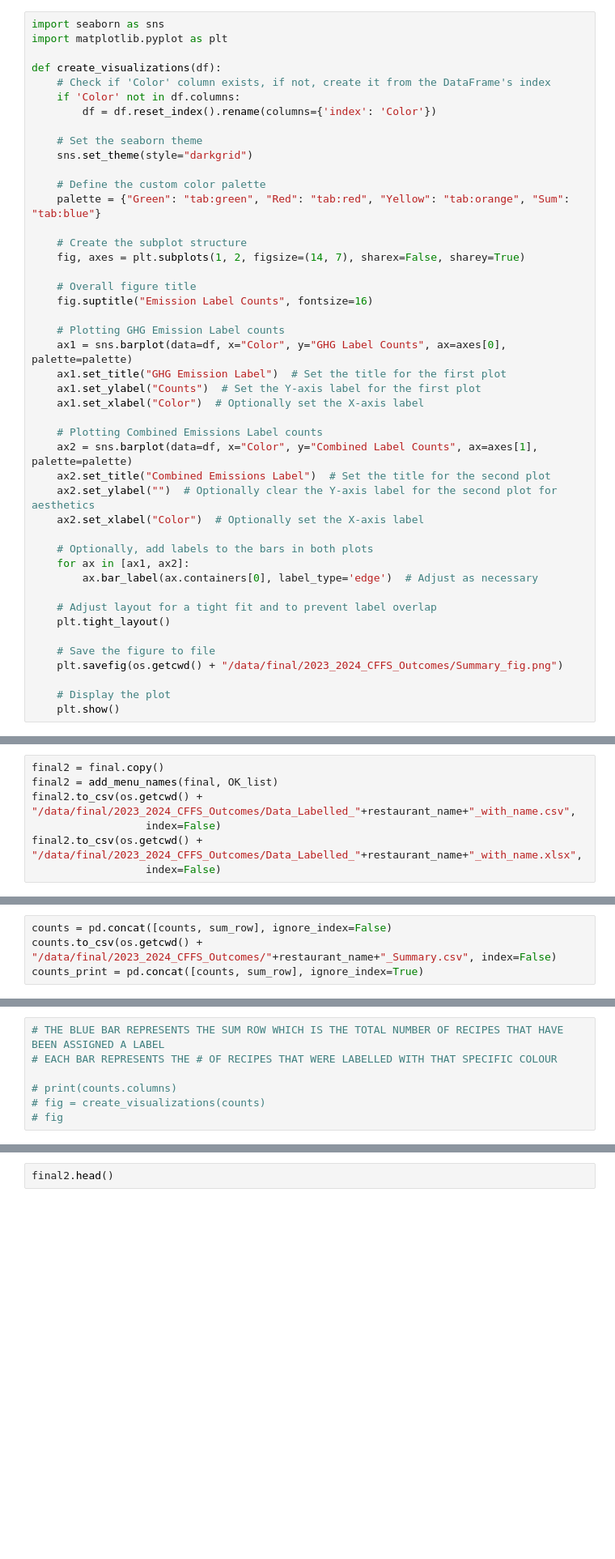
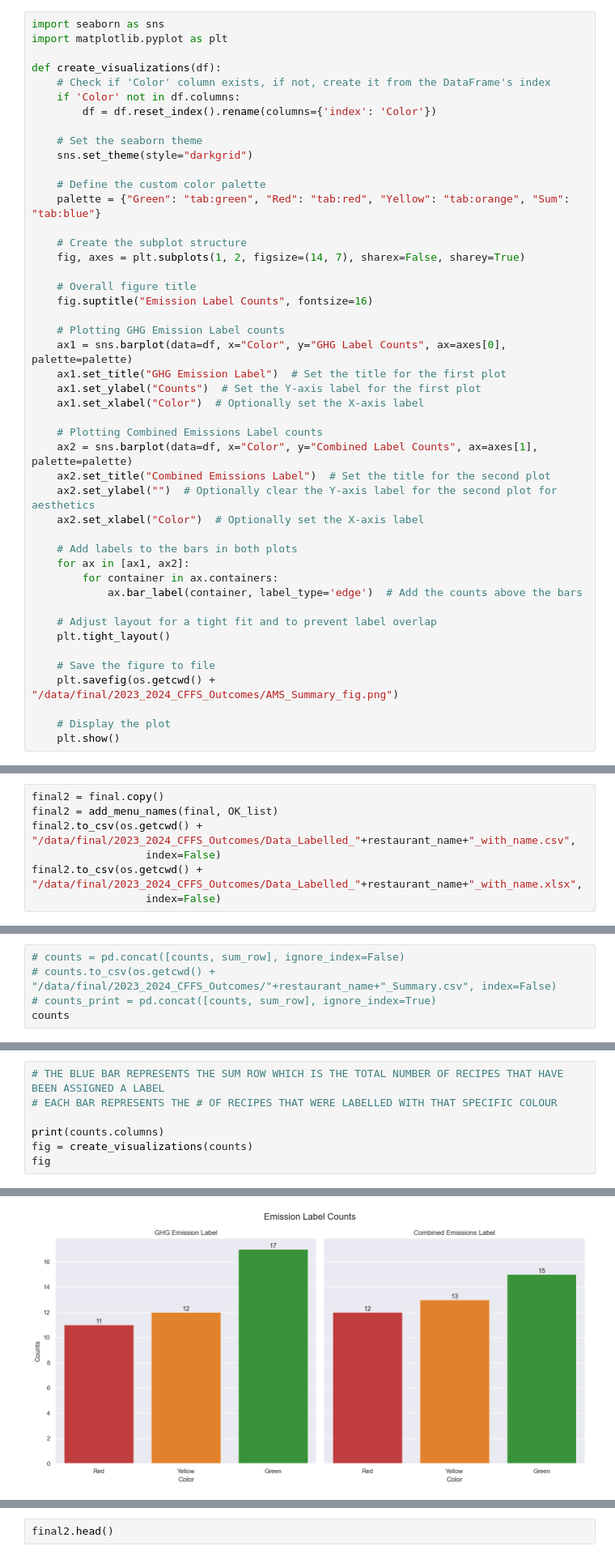
Before and after one commit to SEEDSProjects/CFFS_Label_2024_25, a Jupyter notebook: Notebooks_AMS/5_Recipes_Labelling.ipynb, the cells around one changed output, grey strips where cells are left out. Shown: that part at 81% size. Cells and saved outputs as stored; diff of their text form; blank space fills up the shorter version.

```diff
--- a/Notebooks_AMS/5_Recipes_Labelling.ipynb
+++ b/Notebooks_AMS/5_Recipes_Labelling.ipynb
@@ -169,15 +169,16 @@ def create_visualizations(df):
     ax2.set_ylabel("")  # Optionally clear the Y-axis label for the second plot for aesthetics
     ax2.set_xlabel("Color")  # Optionally set the X-axis label
 
-    # Optionally, add labels to the bars in both plots
+    # Add labels to the bars in both plots
     for ax in [ax1, ax2]:
-        ax.bar_label(ax.containers[0], label_type='edge')  # Adjust as necessary
+        for container in ax.containers:
+            ax.bar_label(container, label_type='edge')  # Add the counts above the bars
 
     # Adjust layout for a tight fit and to prevent label overlap
     plt.tight_layout()
 
     # Save the figure to file
-    plt.savefig(os.getcwd() + "/data/final/2023_2024_CFFS_Outcomes/Summary_fig.png")
+    plt.savefig(os.getcwd() + "/data/final/2023_2024_CFFS_Outcomes/AMS_Summary_fig.png")
 
     # Display the plot
     plt.show()
@@ -317,4 +318,5 @@ sum_row = pd.Series(data={"GHG Label Counts": all_ghg_num, "Combined Label Count
 # %%
-counts = pd.concat([counts, sum_row], ignore_index=False)
-counts.to_csv(os.getcwd() + "/data/final/2023_2024_CFFS_Outcomes/"+restaurant_name+"_Summary.csv", index=False)
-counts_print = pd.concat([counts, sum_row], ignore_index=True)
+# counts = pd.concat([counts, sum_row], ignore_index=False)
+# counts.to_csv(os.getcwd() + "/data/final/2023_2024_CFFS_Outcomes/"+restaurant_name+"_Summary.csv", index=False)
+# counts_print = pd.concat([counts, sum_row], ignore_index=True)
+counts
@@ -322,6 +329,7 @@ counts_print = pd.concat([counts, sum_row], ignore_index=True)
 # THE BLUE BAR REPRESENTS THE SUM ROW WHICH IS THE TOTAL NUMBER OF RECIPES THAT HAVE BEEN ASSIGNED A LABEL
 # EACH BAR REPRESENTS THE # OF RECIPES THAT WERE LABELLED WITH THAT SPECIFIC COLOUR
 
-# print(counts.columns)
-# fig = create_visualizations(counts)
-# fig
+print(counts.columns)
+fig = create_visualizations(counts)
+fig
+# %% [output]
@@ -327,0 +344 @@ counts_print = pd.concat([counts, sum_row], ignore_index=True)
+[figure, added]
```
Also changed, not shown: parts of 8 cells of this notebook, 8 other files.
